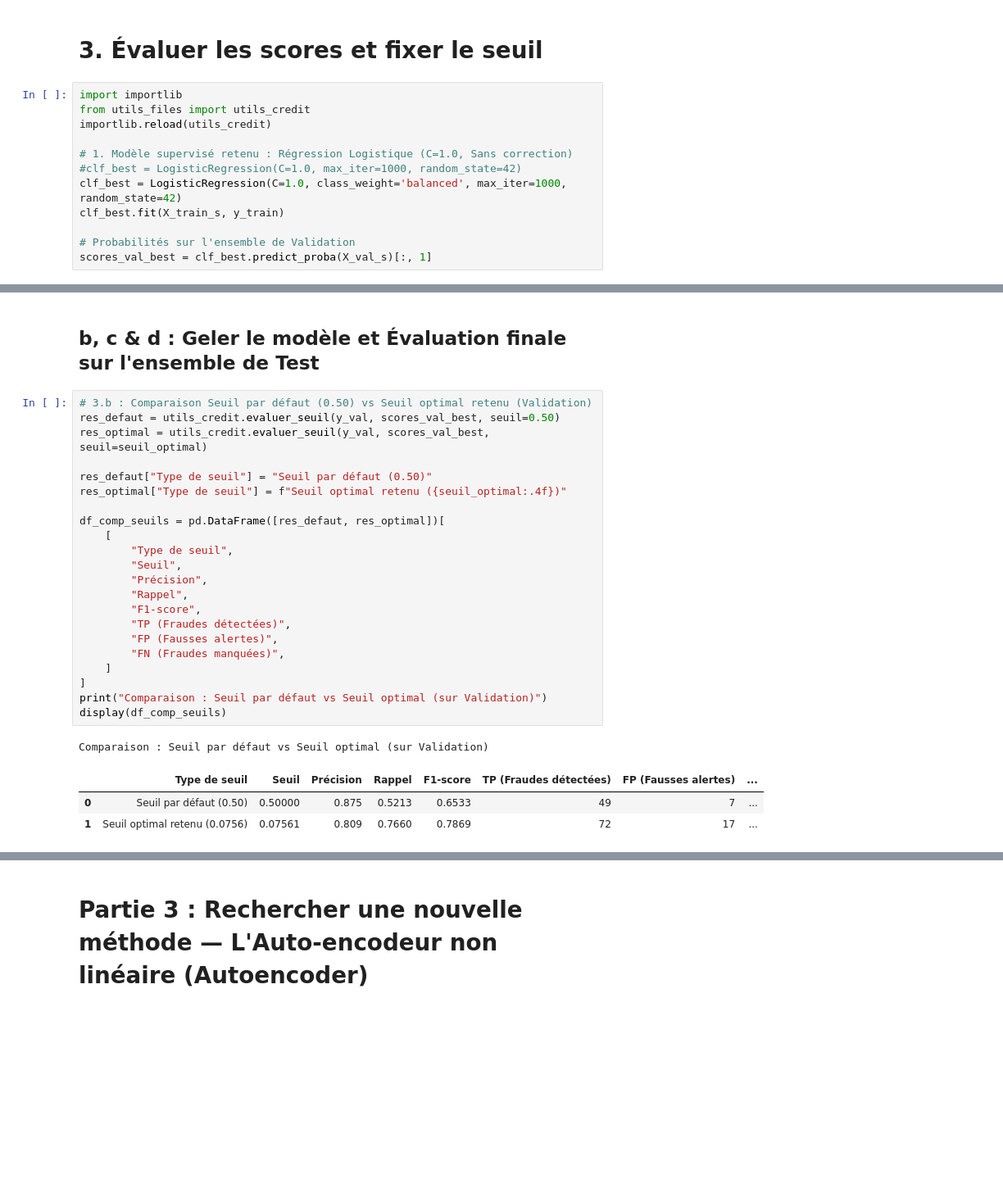
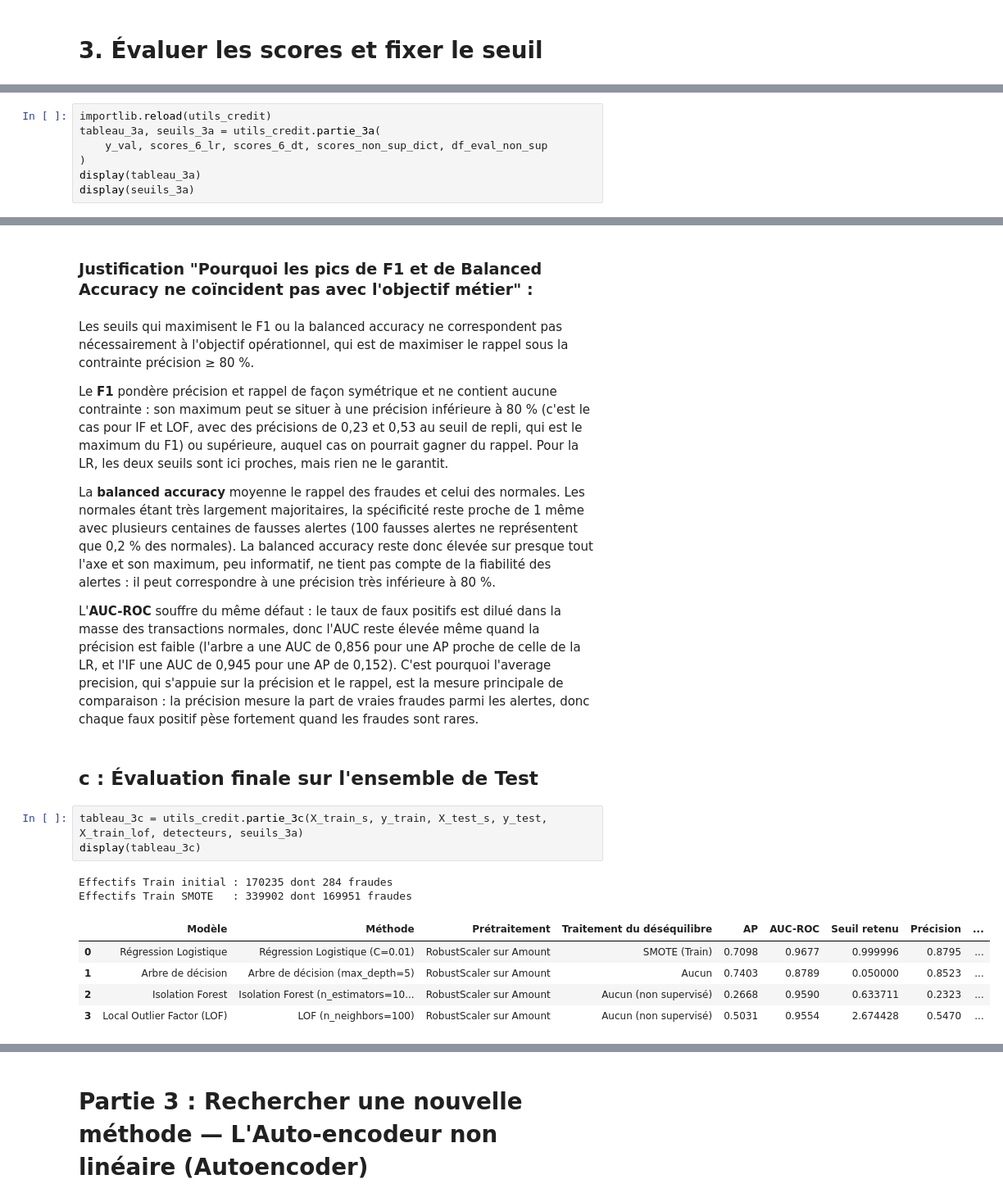
Before and after one commit to HananeDjouadi/TP-Anomalie-ML, a Jupyter notebook: notebook/partie2et3_fraudes.ipynb, the cells around one changed output, grey strips where cells are left out. Shown at 82% size. Saved outputs shown, nothing was run; the diff lists cells and outputs as text; blank space fills up the shorter version.

Commit message:
refactoring: partie2:3.a.b.c.d fait

```diff
--- a/notebook/partie2et3_fraudes.ipynb
+++ b/notebook/partie2et3_fraudes.ipynb
@@ -431,15 +431,3 @@ Ainsi, seul l'ajustement du détecteur est non supervisé : la chaîne complète
 > **Le jeu de test** : il n'est utilisé qu'à la fin, pour mesurer la performance finale. S'il servait à choisir les réglages ou le seuil, le résultat serait trop optimiste.
 # %% [markdown]
 # 3. Évaluer les scores et fixer le seuil
-# %%
-import importlib
-from utils_files import utils_credit
-importlib.reload(utils_credit)
-
-# 1. Modèle supervisé retenu : Régression Logistique (C=1.0, Sans correction)
-#clf_best = LogisticRegression(C=1.0, max_iter=1000, random_state=42)
-clf_best = LogisticRegression(C=1.0, class_weight='balanced', max_iter=1000, random_state=42)
-clf_best.fit(X_train_s, y_train)
-
-# Probabilités sur l'ensemble de Validation
-scores_val_best = clf_best.predict_proba(X_val_s)[:, 1]
@@ -470,0 +436,7 @@ Seuil opérationnel retenu sur Validation : 0.075610
+# %%
+importlib.reload(utils_credit)
+tableau_3a, seuils_3a = utils_credit.partie_3a(
+    y_val, scores_6_lr, scores_6_dt, scores_non_sup_dict, df_eval_non_sup
+)
+display(tableau_3a)
+display(seuils_3a)
@@ -471,29 +462,23 @@ Seuil opérationnel retenu sur Validation : 0.075610
+# %% [markdown]
+### Justification "Pourquoi les pics de F1 et de Balanced Accuracy ne coïncident pas avec l'objectif métier" :
+# %% [markdown]
+Les seuils qui maximisent le F1 ou la balanced accuracy ne correspondent pas nécessairement à l'objectif opérationnel, qui est de maximiser le rappel sous la contrainte précision ≥ 80 %.
+
+Le **F1** pondère précision et rappel de façon symétrique et ne contient aucune contrainte : son maximum peut se situer à une précision inférieure à 80 % (c'est le cas pour IF et LOF, avec des précisions de 0,23 et 0,53 au seuil de repli, qui est le maximum du F1) ou supérieure, auquel cas on pourrait gagner du rappel. Pour la LR, les deux seuils sont ici proches, mais rien ne le garantit.
+
+La **balanced accuracy** moyenne le rappel des fraudes et celui des normales. Les normales étant très largement majoritaires, la spécificité reste proche de 1 même avec plusieurs centaines de fausses alertes (100 fausses alertes ne représentent que 0,2 % des normales). La balanced accuracy reste donc élevée sur presque tout l'axe et son maximum, peu informatif, ne tient pas compte de la fiabilité des alertes : il peut correspondre à une précision très inférieure à 80 %.
+
+L'**AUC-ROC** souffre du même défaut : le taux de faux positifs est dilué dans la masse des transactions normales, donc l'AUC reste élevée même quand la précision est faible (l'arbre a une AUC de 0,856 pour une AP proche de celle de la LR, et l'IF une AUC de 0,945 pour une AP de 0,152). C'est pourquoi l'average precision, qui s'appuie sur la précision et le rappel, est la mesure principale de comparaison : la précision mesure la part de vraies fraudes parmi les alertes, donc chaque faux positif pèse fortement quand les fraudes sont rares.
 # %% [markdown]
-## b, c & d : Geler le modèle et Évaluation finale sur l'ensemble de Test
+## c : Évaluation finale sur l'ensemble de Test
 # %%
-# 3.b : Comparaison Seuil par défaut (0.50) vs Seuil optimal retenu (Validation)
-res_defaut = utils_credit.evaluer_seuil(y_val, scores_val_best, seuil=0.50)
-res_optimal = utils_credit.evaluer_seuil(y_val, scores_val_best, seuil=seuil_optimal)
-
-res_defaut["Type de seuil"] = "Seuil par défaut (0.50)"
-res_optimal["Type de seuil"] = f"Seuil optimal retenu ({seuil_optimal:.4f})"
-
-df_comp_seuils = pd.DataFrame([res_defaut, res_optimal])[
-    [
-        "Type de seuil",
-        "Seuil",
-        "Précision",
-        "Rappel",
-        "F1-score",
-        "TP (Fraudes détectées)",
-        "FP (Fausses alertes)",
-        "FN (Fraudes manquées)",
-    ]
-]
-print("Comparaison : Seuil par défaut vs Seuil optimal (sur Validation)")
-display(df_comp_seuils)
+tableau_3c = utils_credit.partie_3c(X_train_s, y_train, X_test_s, y_test, X_train_lof, detecteurs, seuils_3a)
+display(tableau_3c)
 # %% [output]
-Comparaison : Seuil par défaut vs Seuil optimal (sur Validation)
+Effectifs Train initial : 170235 dont 284 fraudes
+Effectifs Train SMOTE   : 339902 dont 169951 fraudes
-|  | Type de seuil | Seuil | Précision | Rappel | F1-score | TP (Fraudes détectées) | FP (Fausses alertes) | ... |
-| 0 | Seuil par défaut (0.50) | 0.50000 | 0.875 | 0.5213 | 0.6533 | 49 | 7 | ... |
-| 1 | Seuil optimal retenu (0.0756) | 0.07561 | 0.809 | 0.7660 | 0.7869 | 72 | 17 | ... |
+|  | Modèle | Méthode | Prétraitement | Traitement du déséquilibre | AP | AUC-ROC | Seuil retenu | Précision | ... |
+| 0 | Régression Logistique | Régression Logistique (C=0.01) | RobustScaler sur Amount | SMOTE (Train) | 0.7098 | 0.9677 | 0.999996 | 0.8795 | ... |
+| 1 | Arbre de décision | Arbre de décision (max_depth=5) | RobustScaler sur Amount | Aucun | 0.7403 | 0.8789 | 0.050000 | 0.8523 | ... |
+| 2 | Isolation Forest | Isolation Forest (n_estimators=10... | RobustScaler sur Amount | Aucun (non supervisé) | 0.2668 | 0.9590 | 0.633711 | 0.2323 | ... |
+| 3 | Local Outlier Factor (LOF) | LOF (n_neighbors=100) | RobustScaler sur Amount | Aucun (non supervisé) | 0.5031 | 0.9554 | 2.674428 | 0.5470 | ... |
```
Also changed, not shown: parts of 16 cells of this notebook, 1 other file.
